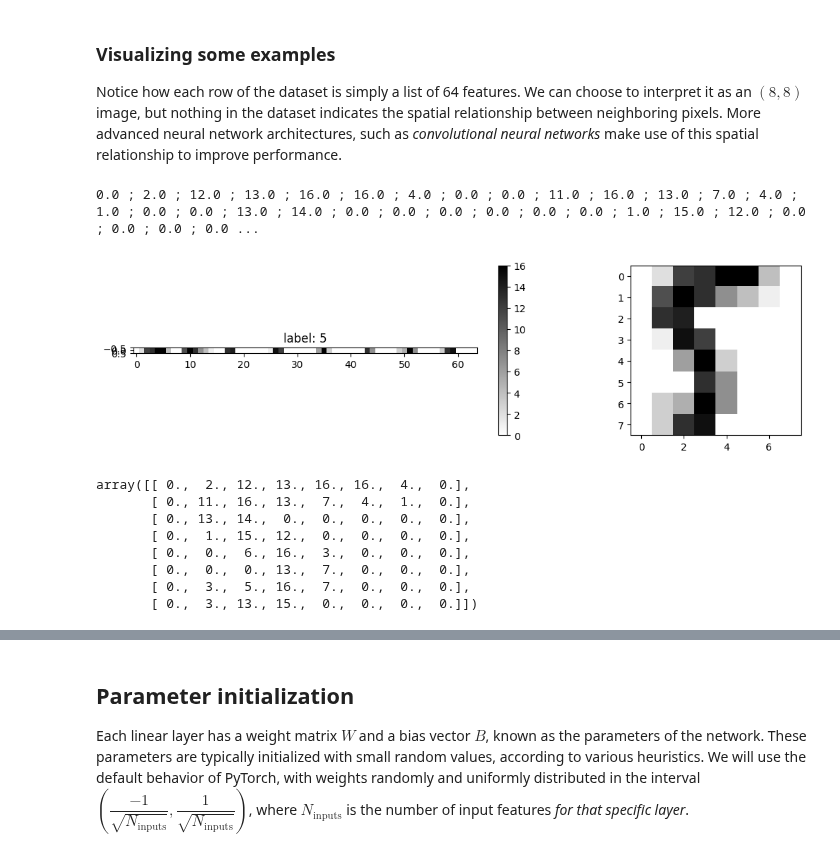
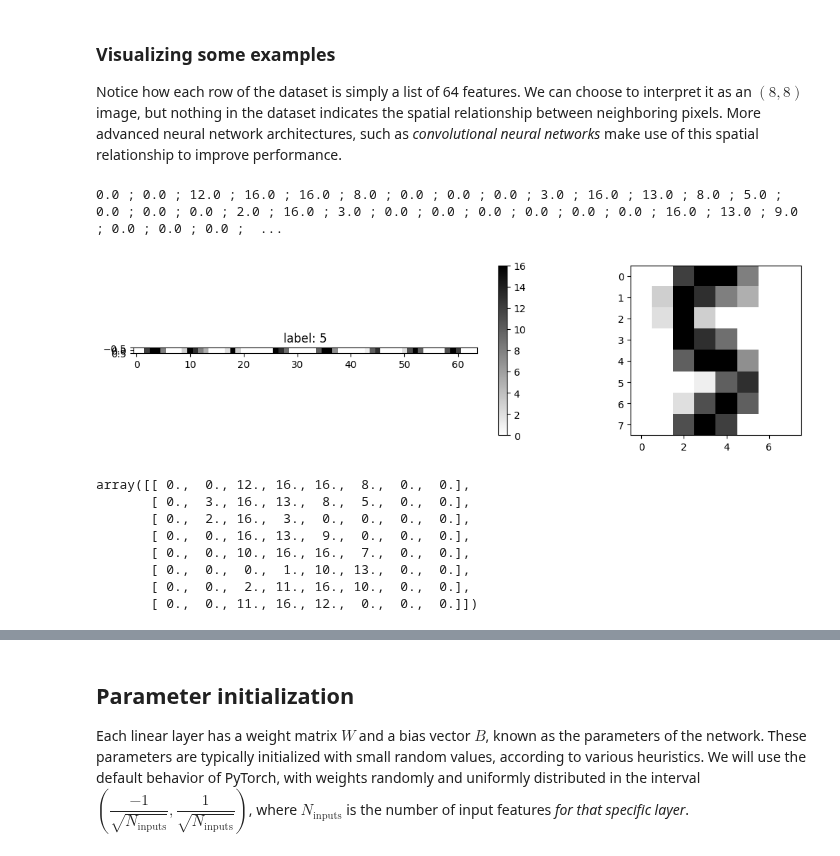
Before and after one commit to paduapires/aapg_ice, a Jupyter notebook: numpy_MLP_complete.ipynb, the cells around one changed output, grey strips where cells are left out. Cells and saved outputs as stored; diff of their text form; code cells hidden in the pictures.

```diff
--- a/numpy_MLP_complete.ipynb
+++ b/numpy_MLP_complete.ipynb
@@ -48,31 +54,31 @@ Notice how each row of the dataset is simply a list of 64 features. We can choos
 # %%
 # Plot of some examples
 
-ind = 801 # YOUR CODE HERE Choose an example to visualize
+ind = 102 # YOUR CODE HERE Choose an example to visualize
 example = X[ind]
 example = example + 0*np.random.randn(*example.shape) # Add some noise?
 
 print(*example, sep=' ; ')
 fig,(ax0,ax1) = plt.subplots(1,2,figsize=(12,3))
 CS = ax0.imshow(example.reshape(1,-1),cmap='gray_r')
 ax0.set_title(f'label: {y[ind]}')
 plt.colorbar(CS,ax=ax0)
 CS = ax1.imshow(example.reshape(8,8), cmap='gray_r')
 plt.tight_layout()
 plt.show()
 
 display(example.reshape(8,8))
 # %% [output]
-0.0 ; 2.0 ; 12.0 ; 13.0 ; 16.0 ; 16.0 ; 4.0 ; 0.0 ; 0.0 ; 11.0 ; 16.0 ; 13.0 ; 7.0 ; 4.0 ; 1.0 ; 0.0 ; 0.0 ; 13.0 ; 14.0 ; 0.0 ; 0.0 ; 0.0 ; 0.0 ; 0.0 ; 0.0 ; 1.0 ; 15.0 ; 12.0 ; 0.0 ; 0.0 ; 0.0 ; 0.0 ...
+0.0 ; 0.0 ; 12.0 ; 16.0 ; 16.0 ; 8.0 ; 0.0 ; 0.0 ; 0.0 ; 3.0 ; 16.0 ; 13.0 ; 8.0 ; 5.0 ; 0.0 ; 0.0 ; 0.0 ; 2.0 ; 16.0 ; 3.0 ; 0.0 ; 0.0 ; 0.0 ; 0.0 ; 0.0 ; 0.0 ; 16.0 ; 13.0 ; 9.0 ; 0.0 ; 0.0 ; 0.0 ;  ...
-[figure, old version]
+[figure, new version]
-array([[ 0.,  2., 12., 13., 16., 16.,  4.,  0.],
-       [ 0., 11., 16., 13.,  7.,  4.,  1.,  0.],
-       [ 0., 13., 14.,  0.,  0.,  0.,  0.,  0.],
-       [ 0.,  1., 15., 12.,  0.,  0.,  0.,  0.],
-       [ 0.,  0.,  6., 16.,  3.,  0.,  0.,  0.],
-       [ 0.,  0.,  0., 13.,  7.,  0.,  0.,  0.],
-       [ 0.,  3.,  5., 16.,  7.,  0.,  0.,  0.],
-       [ 0.,  3., 13., 15.,  0.,  0.,  0.,  0.]])
+array([[ 0.,  0., 12., 16., 16.,  8.,  0.,  0.],
+       [ 0.,  3., 16., 13.,  8.,  5.,  0.,  0.],
+       [ 0.,  2., 16.,  3.,  0.,  0.,  0.,  0.],
+       [ 0.,  0., 16., 13.,  9.,  0.,  0.,  0.],
+       [ 0.,  0., 10., 16., 16.,  7.,  0.,  0.],
+       [ 0.,  0.,  0.,  1., 10., 13.,  0.,  0.],
+       [ 0.,  0.,  2., 11., 16., 10.,  0.,  0.],
+       [ 0.,  0., 11., 16., 12.,  0.,  0.,  0.]])
 # %% [markdown]
 ### Creating the model
 
```
Also changed, not shown: parts of 12 cells of this notebook.
